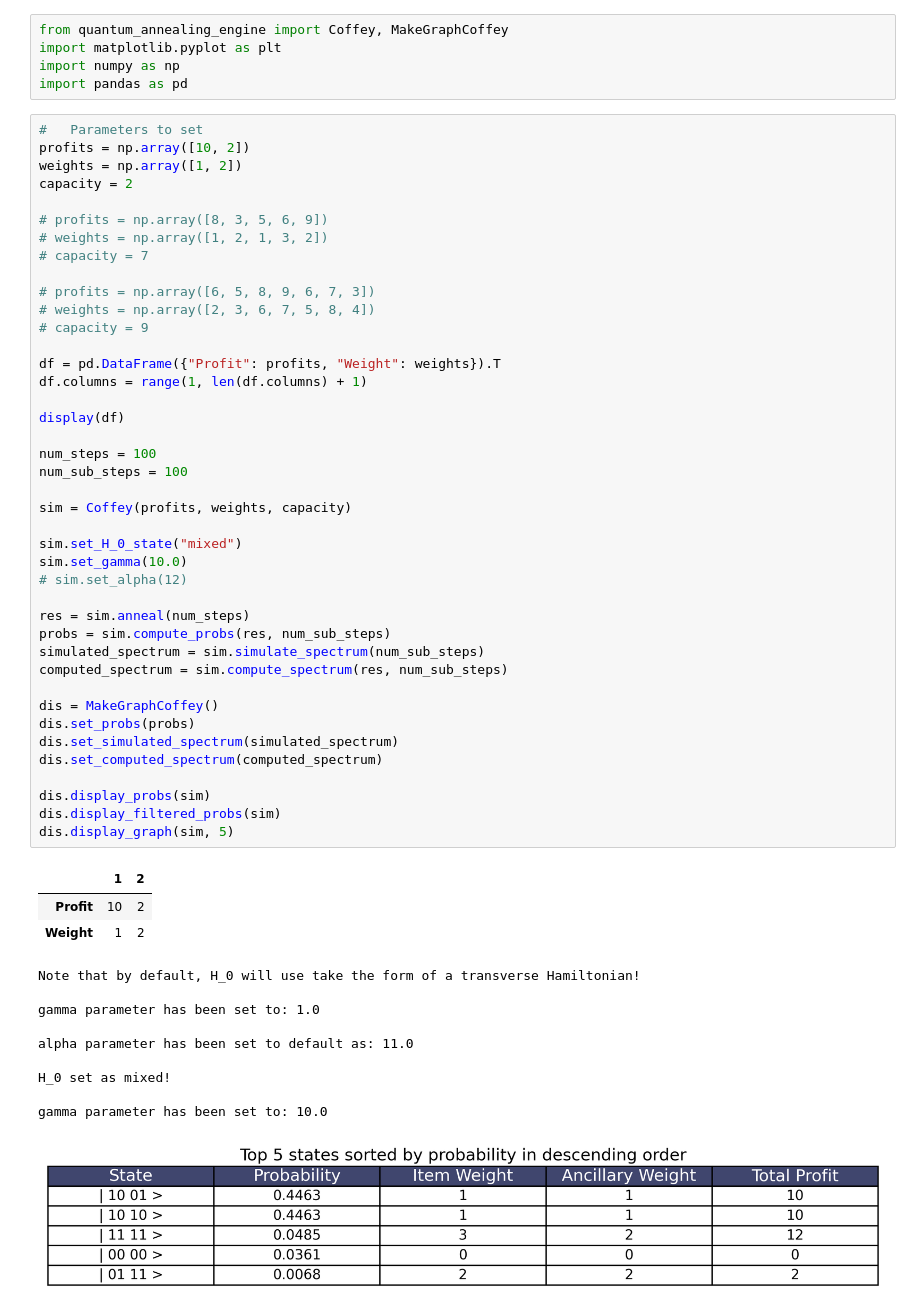
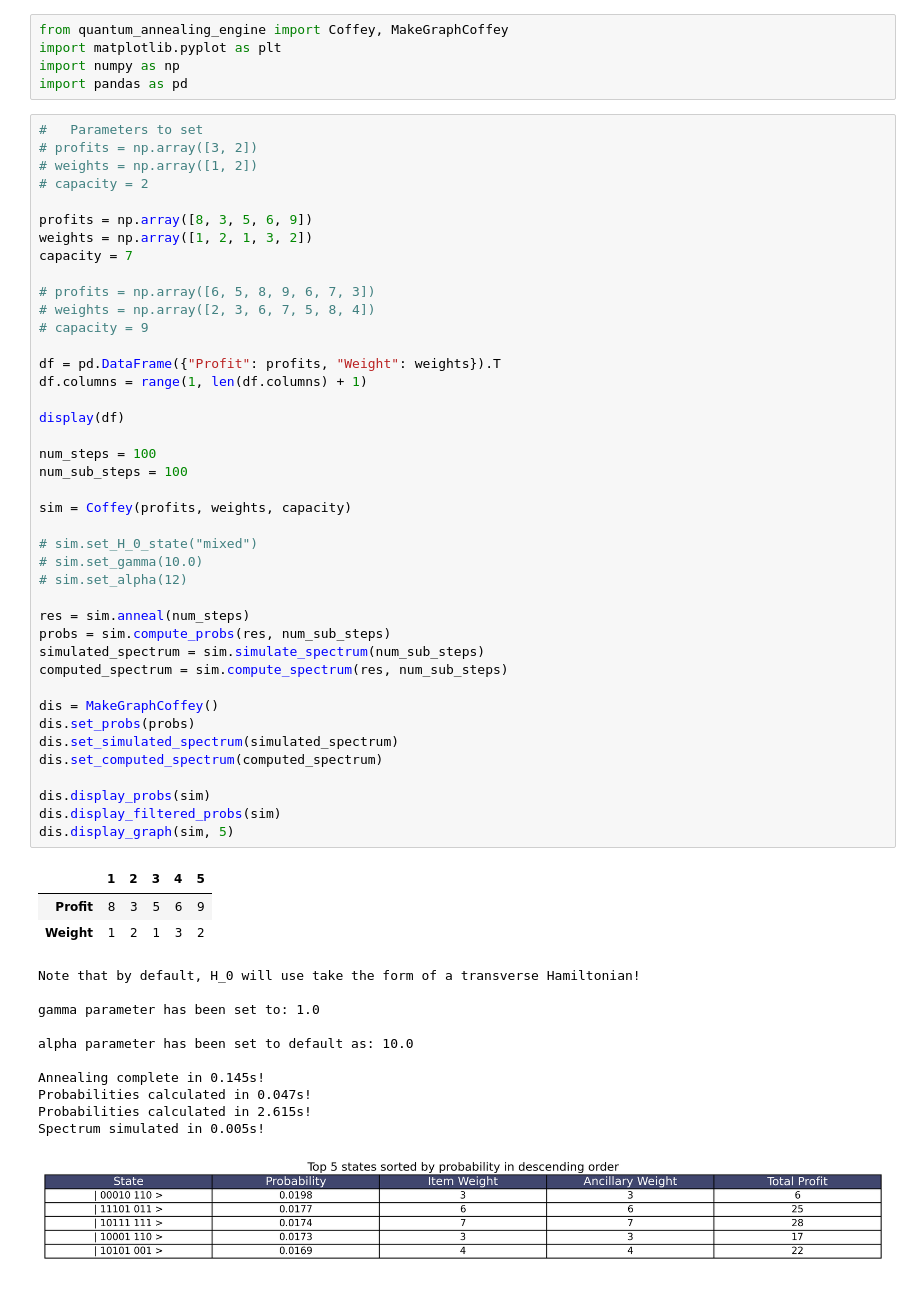
Before and after one commit to raw-asparagus/SP3172, a Jupyter notebook: quantum_annealing/main.ipynb, the cells around one changed output. Saved outputs shown, nothing was run; the diff lists cells and outputs as text.

```diff
--- a/quantum_annealing/main.ipynb
+++ b/quantum_annealing/main.ipynb
@@ -22,13 +22,13 @@ import numpy as np
 import pandas as pd
 # %%
 #   Parameters to set
-profits = np.array([10, 2])
-weights = np.array([1, 2])
-capacity = 2
+# profits = np.array([3, 2])
+# weights = np.array([1, 2])
+# capacity = 2
 
-# profits = np.array([8, 3, 5, 6, 9])
-# weights = np.array([1, 2, 1, 3, 2])
-# capacity = 7
+profits = np.array([8, 3, 5, 6, 9])
+weights = np.array([1, 2, 1, 3, 2])
+capacity = 7
 
 # profits = np.array([6, 5, 8, 9, 6, 7, 3])
 # weights = np.array([2, 3, 6, 7, 5, 8, 4])
@@ -38,40 +38,41 @@ df = pd.DataFrame({"Profit": profits, "Weight": weights}).T
 df.columns = range(1, len(df.columns) + 1)
 
 display(df)
 
 num_steps = 100
 num_sub_steps = 100
 
 sim = Coffey(profits, weights, capacity)
 
-sim.set_H_0_state("mixed")
-sim.set_gamma(10.0)
+# sim.set_H_0_state("mixed")
+# sim.set_gamma(10.0)
 # sim.set_alpha(12)
 
 res = sim.anneal(num_steps)
 probs = sim.compute_probs(res, num_sub_steps)
 simulated_spectrum = sim.simulate_spectrum(num_sub_steps)
 computed_spectrum = sim.compute_spectrum(res, num_sub_steps)
 
 dis = MakeGraphCoffey()
 dis.set_probs(probs)
 dis.set_simulated_spectrum(simulated_spectrum)
 dis.set_computed_spectrum(computed_spectrum)
 
 dis.display_probs(sim)
 dis.display_filtered_probs(sim)
 dis.display_graph(sim, 5)
 # %% [output]
-|  | 1 | 2 |
-| Profit | 10 | 2 |
-| Weight | 1 | 2 |
+|  | 1 | 2 | 3 | 4 | 5 |
+| Profit | 8 | 3 | 5 | 6 | 9 |
+| Weight | 1 | 2 | 1 | 3 | 2 |
 Note that by default, H_0 will use take the form of a transverse Hamiltonian!
 
 gamma parameter has been set to: 1.0
 
-alpha parameter has been set to default as: 11.0
+alpha parameter has been set to default as: 10.0
 
-H_0 set as mixed!
-
-gamma parameter has been set to: 10.0
+Annealing complete in 0.145s!
+Probabilities calculated in 0.047s!
+Probabilities calculated in 2.615s!
+Spectrum simulated in 0.005s!
-[figure, old version]
+[figure, new version]
```
Also changed, not shown: parts of 4 cells of this notebook, 5 other files.
